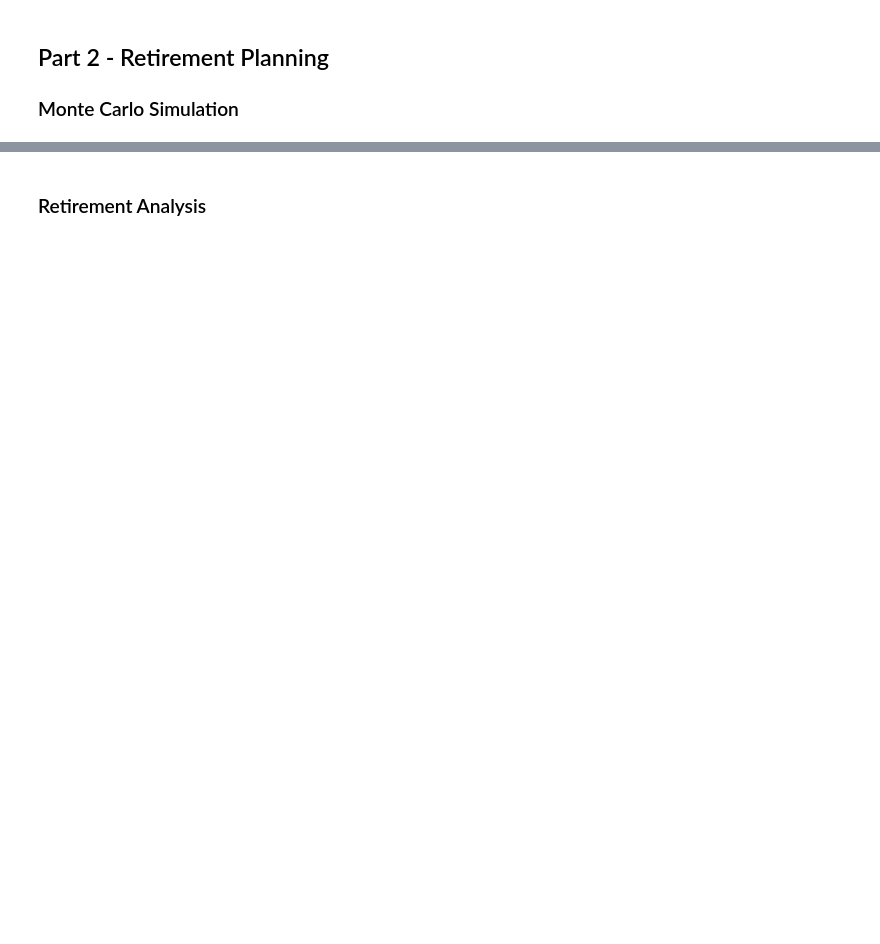
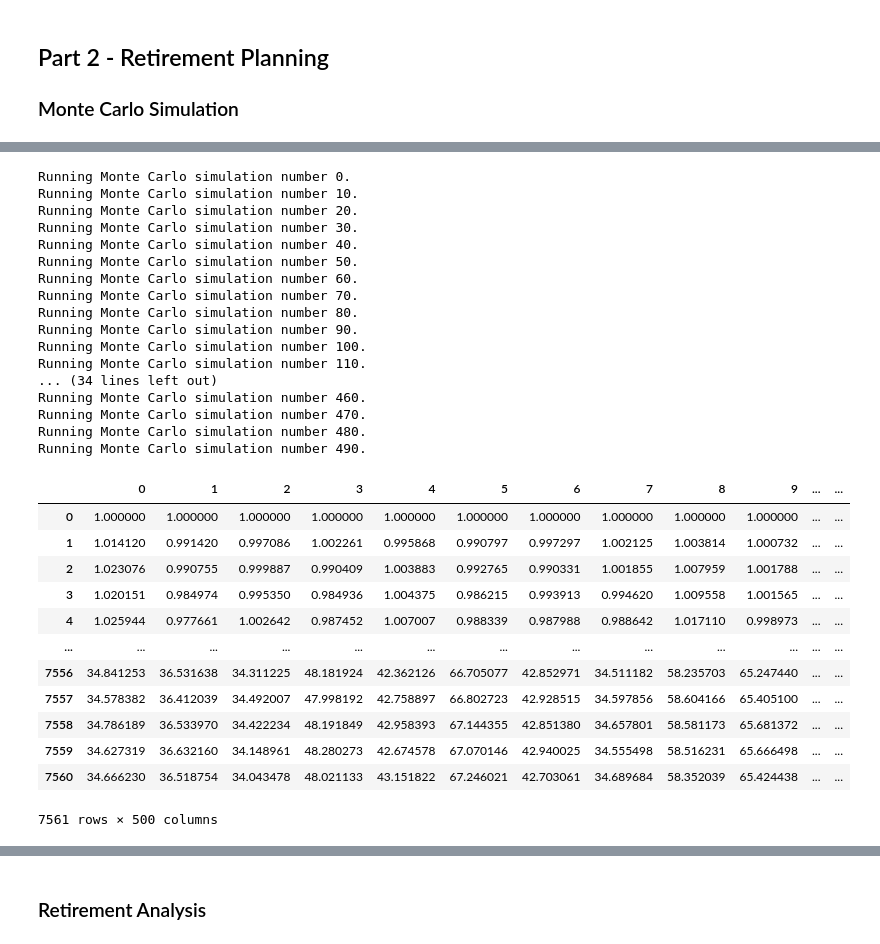
Before and after one commit to vincentiswenxin/Homework_5_APIs, a Jupyter notebook: financial-planner.ipynb, the cells around one changed output, grey strips where cells are left out. Cells and saved outputs as stored; diff of their text form; code cells hidden in the pictures; blank space fills up the shorter version.

```diff
--- a/financial-planner.ipynb
+++ b/financial-planner.ipynb
@@ -146,3 +195,34 @@ df_stock_data.head()
 # %%
-# Configuring a Monte Carlo simulation to forecast 30 years cumulative returns
-# YOUR CODE HERE!
+# Running a Monte Carlo simulation to forecast 30 years cumulative returns
+montecarlo_30.calc_cumulative_return()
+# %% [output]
+Running Monte Carlo simulation number 0.
+Running Monte Carlo simulation number 10.
+Running Monte Carlo simulation number 20.
+Running Monte Carlo simulation number 30.
+Running Monte Carlo simulation number 40.
+Running Monte Carlo simulation number 50.
+Running Monte Carlo simulation number 60.
+Running Monte Carlo simulation number 70.
+Running Monte Carlo simulation number 80.
+Running Monte Carlo simulation number 90.
+Running Monte Carlo simulation number 100.
+Running Monte Carlo simulation number 110.
+... (34 lines left out)
+Running Monte Carlo simulation number 460.
+Running Monte Carlo simulation number 470.
+Running Monte Carlo simulation number 480.
+Running Monte Carlo simulation number 490.
+|  | 0 | 1 | 2 | 3 | 4 | 5 | 6 | 7 | 8 | 9 | ... | ... |
+| 0 | 1.000000 | 1.000000 | 1.000000 | 1.000000 | 1.000000 | 1.000000 | 1.000000 | 1.000000 | 1.000000 | 1.000000 | ... | ... |
+| 1 | 1.014120 | 0.991420 | 0.997086 | 1.002261 | 0.995868 | 0.990797 | 0.997297 | 1.002125 | 1.003814 | 1.000732 | ... | ... |
+| 2 | 1.023076 | 0.990755 | 0.999887 | 0.990409 | 1.003883 | 0.992765 | 0.990331 | 1.001855 | 1.007959 | 1.001788 | ... | ... |
+| 3 | 1.020151 | 0.984974 | 0.995350 | 0.984936 | 1.004375 | 0.986215 | 0.993913 | 0.994620 | 1.009558 | 1.001565 | ... | ... |
+| 4 | 1.025944 | 0.977661 | 1.002642 | 0.987452 | 1.007007 | 0.988339 | 0.987988 | 0.988642 | 1.017110 | 0.998973 | ... | ... |
+| ... | ... | ... | ... | ... | ... | ... | ... | ... | ... | ... | ... | ... |
+| 7556 | 34.841253 | 36.531638 | 34.311225 | 48.181924 | 42.362126 | 66.705077 | 42.852971 | 34.511182 | 58.235703 | 65.247440 | ... | ... |
+| 7557 | 34.578382 | 36.412039 | 34.492007 | 47.998192 | 42.758897 | 66.802723 | 42.928515 | 34.597856 | 58.604166 | 65.405100 | ... | ... |
+| 7558 | 34.786189 | 36.533970 | 34.422234 | 48.191849 | 42.958393 | 67.144355 | 42.851380 | 34.657801 | 58.581173 | 65.681372 | ... | ... |
+| 7559 | 34.627319 | 36.632160 | 34.148961 | 48.280273 | 42.674578 | 67.070146 | 42.940025 | 34.555498 | 58.516231 | 65.666498 | ... | ... |
+| 7560 | 34.666230 | 36.518754 | 34.043478 | 48.021133 | 43.151822 | 67.246021 | 42.703061 | 34.689684 | 58.352039 | 65.424438 | ... | ... |
+7561 rows × 500 columns
```
Also changed, not shown: parts of 25 cells of this notebook, 4 other files.
